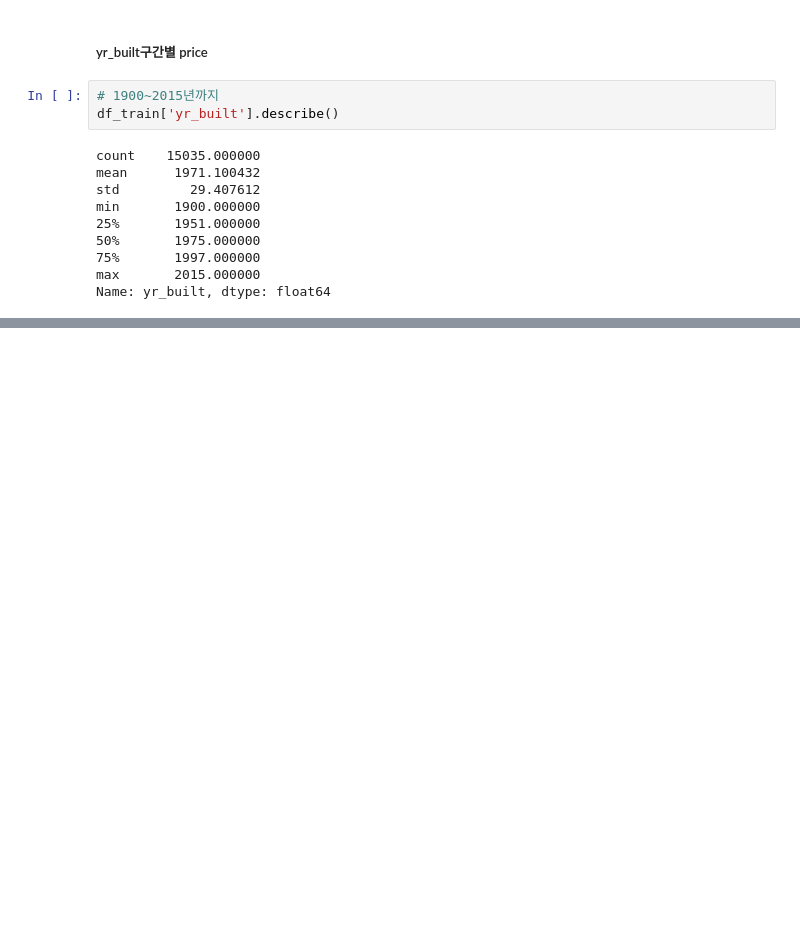
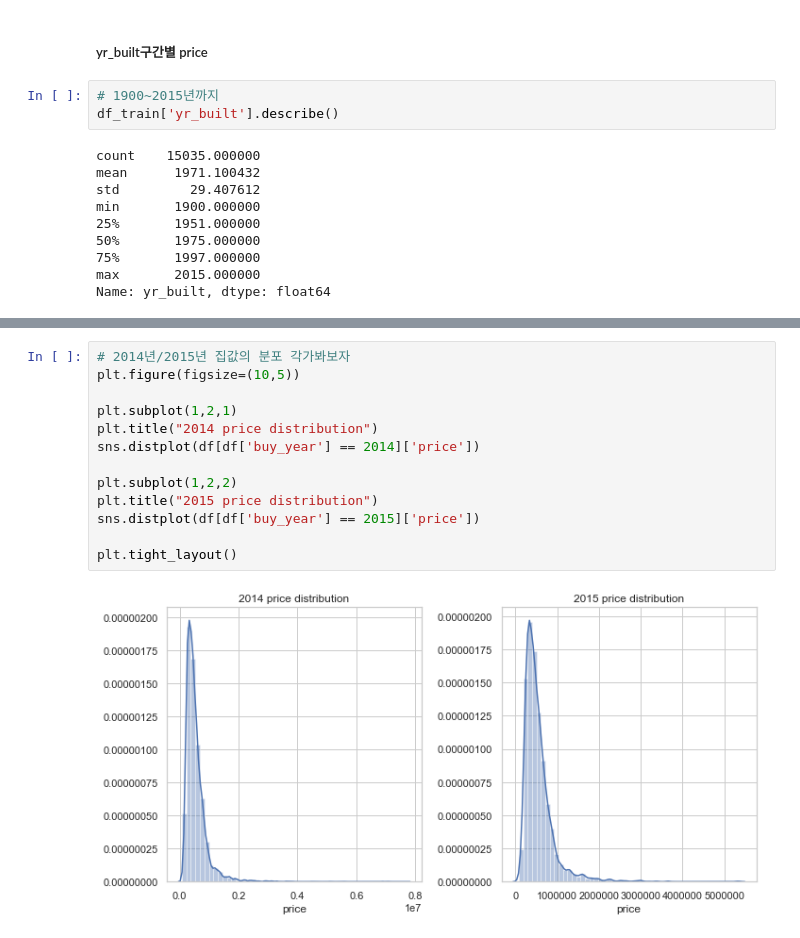
Before and after one commit to Junhojuno/everyday-kaggle, a Jupyter notebook: houseprice_prediction/code/Lets-EDA-it.ipynb, the cells around one changed output, grey strips where cells are left out. Drawn from its saved outputs; the diff is of its cells as text; blank space fills up the shorter version.

```diff
--- a/houseprice_prediction/code/Lets-EDA-it.ipynb
+++ b/houseprice_prediction/code/Lets-EDA-it.ipynb
@@ -958,0 +1053,15 @@ Name: yr_built, dtype: float64
+# %%
+# 2014년/2015년 집값의 분포 각가봐보자
+plt.figure(figsize=(10,5))
+
+plt.subplot(1,2,1)
+plt.title("2014 price distribution")
+sns.distplot(df[df['buy_year'] == 2014]['price'])
+
+plt.subplot(1,2,2)
+plt.title("2015 price distribution")
+sns.distplot(df[df['buy_year'] == 2015]['price'])
+
+plt.tight_layout()
+# %% [output]
+[figure, added]
```
Also changed, not shown: parts of 26 cells of this notebook.
